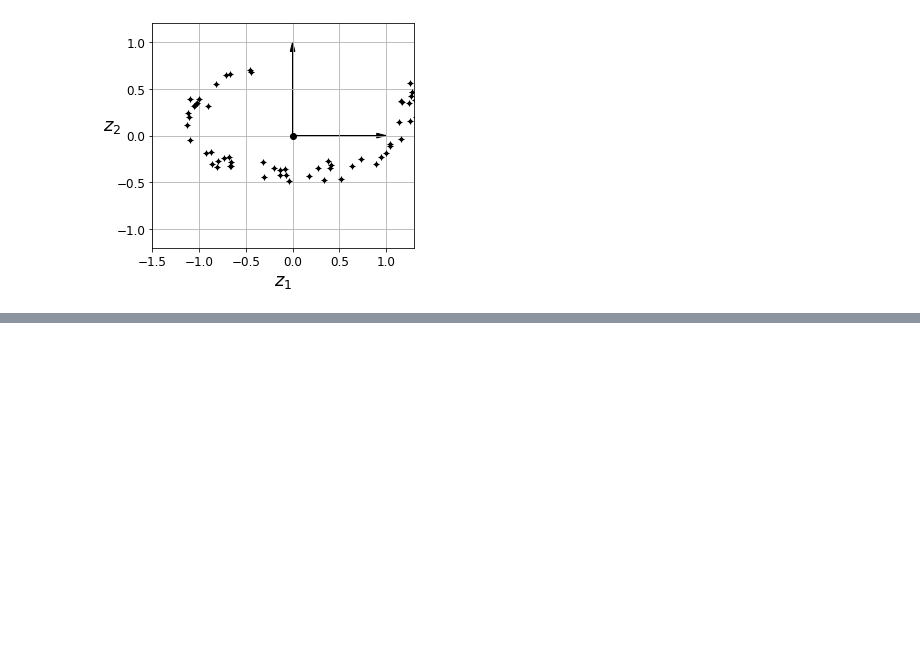
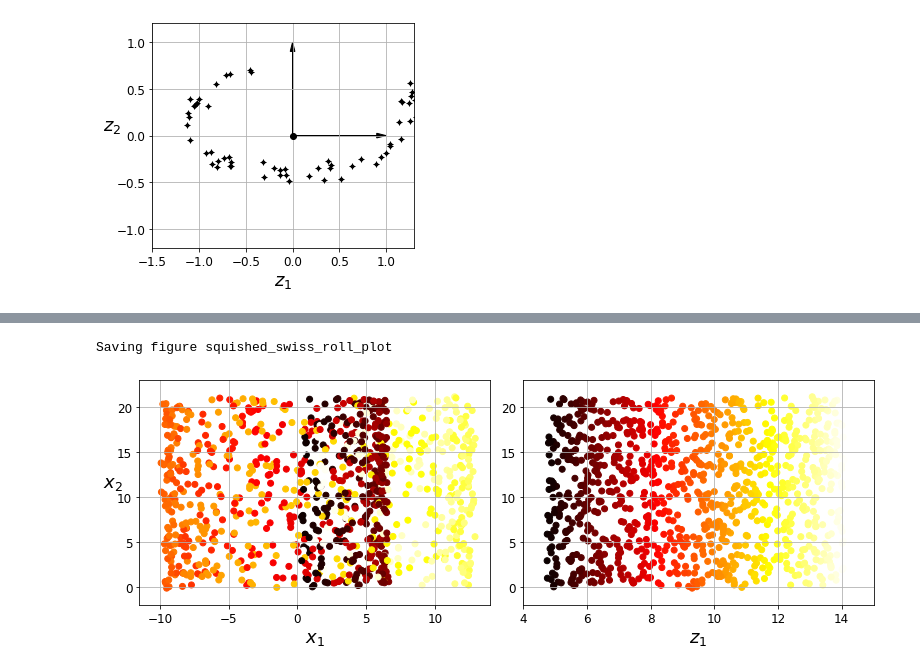
Before and after one commit to Aman-137/Dimensionality-Reduction, a Jupyter notebook: dimensionality_reduction.ipynb, the cells around one changed output, grey strips where cells are left out. Drawn from its saved outputs; the diff is of its cells as text; code cells hidden in the pictures; blank space fills up the shorter version.

```diff
--- a/dimensionality_reduction.ipynb
+++ b/dimensionality_reduction.ipynb
@@ -229,0 +254,21 @@ Saving figure dataset_2d_plot
+# %%
+plt.figure(figsize=(11, 4))
+
+plt.subplot(121)
+plt.scatter(X[:, 0], X[:, 1], c=t, cmap=plt.cm.hot)
+plt.axis(axes[:4])
+plt.xlabel("$x_1$", fontsize=18)
+plt.ylabel("$x_2$", fontsize=18, rotation=0)
+plt.grid(True)
+
+plt.subplot(122)
+plt.scatter(t, X[:, 1], c=t, cmap=plt.cm.hot)
+plt.axis([4, 15, axes[2], axes[3]])
+plt.xlabel("$z_1$", fontsize=18)
+plt.grid(True)
+
+save_fig("squished_swiss_roll_plot")
+plt.show()
+# %% [output]
+Saving figure squished_swiss_roll_plot
+[figure, added]
```
Also changed, not shown: parts of 2 cells of this notebook.
